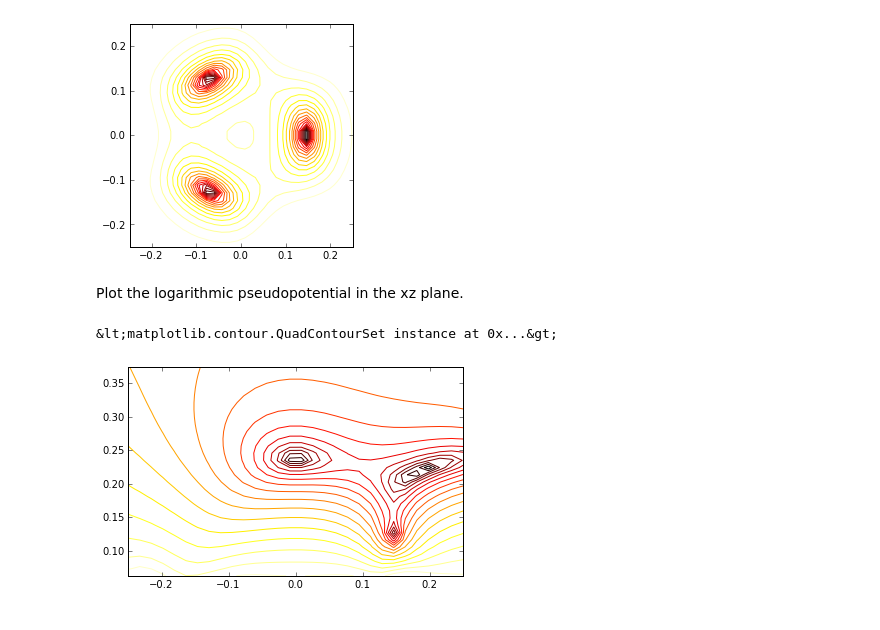
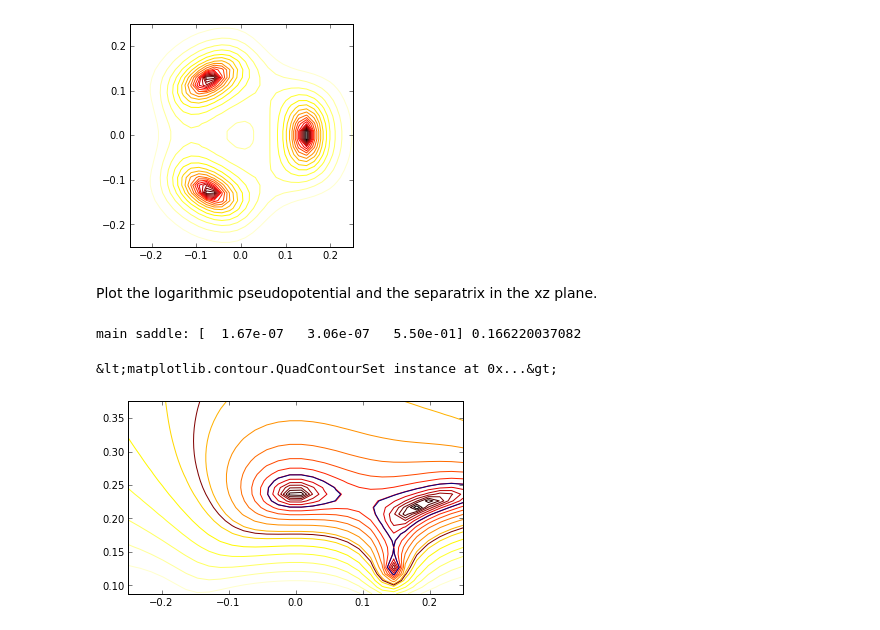
Before and after one commit to nist-ionstorage/electrode, a Jupyter notebook: notebooks/threefold.ipynb, the cells around one changed output. Saved outputs shown, nothing was run; the diff lists cells and outputs as text; code cells hidden in the pictures.

```diff
--- a/notebooks/threefold.ipynb
+++ b/notebooks/threefold.ipynb
@@ -11,13 +11,13 @@ def threefold(n, h, d, H, nmax=1, points=True):    """returns a System instance
 # %% [markdown]
 Create and optmimize the system:
 # %%
-n=12h=1/8.d=1/4.H=25/8.x0 = array([d/3**.5, 0, h])s, c = threefold(n, h, d, H, nmax=1, points=True)
+points=Falsen=50h=1/8.d=1/4.H=25/8.if True:    # take a simpler, approximate problem    n=12    points=Trues, c = threefold(n, h, d, H, nmax=1, points=points)
 # %% [output]
 variables: 469inequalities 938equalities 23     pcost       dcost       gap    pres   dres   k/t 0:  1.5111e-01 -4.9189e+02  5e+02  3e-13  3e-15  1e+00 1:  1.2944e-01 -4.7416e+01  5e+01  3e-14  4e-15  ...
 # %% [markdown]
 Analysis of the result:
 # %%
-# optimal strength of the constraintsprint "c*h**2*c:", h**2# rf field should vanishprint "rf'/c:", s.electrode("rf").potential(x0, 1)[0][:, 0]/c# rf curvature should be (2, 1, 1)/2**(1/3)print "rf''/c:", s.electrode("rf").potential(x0, 2)[0][(0, 1, 2), (0, 1, 2), 0]/c
+x0 = array([d/3**.5, 0, h])# optimal strength of the constraintsprint "c*h**2*c:", h**2# rf field should vanishprint "rf'/c:", s.electrode("rf").potential(x0, 1)[0][:, 0]/c# rf curvature should be (2, 1, 1)/2**(1/3)print "rf''/c:", s.electrode("rf").potential(x0, 2)[0][(0, 1, 2), (0, 1, 2), 0]/c
 # %% [output]
 c*h**2*c: 0.015625rf&apos;/c: [  5.77e-17  -9.10e-16  -5.87e-15]rf&apos;&apos;/c: [-1.59  0.79  0.79]
 # %% [markdown]
@@ -40,9 +40,10 @@ n = 30xyz = mgrid[-d:d:1j*n, -d:d:1j*n, h:h+1]xyzt = xyz.transpose((1, 2, 3, 0))
 &lt;matplotlib.contour.QuadContourSet instance at 0x...&gt;
 [figure]
 # %% [markdown]
-Plot the logarithmic pseudopotential in the xz plane.
+Plot the logarithmic pseudopotential and the separatrix in the xz plane.
 # %%
-n = 30xyz = mgrid[-d:d:1j*n, 0:1, .5*h:3*h:1j*n]xyzt = xyz.transpose((1, 2, 3, 0)).reshape((-1, 3))fig = plt.figure()ax = fig.add_subplot(1, 1, 1, aspect="equal")ax.contour(xyz[0].reshape((n,n)), xyz[2].reshape((n,n)),           log(s.potential(xyzt)).reshape((n,n)),           20, cmap=plt.cm.hot)
+xs1, ps1 = s.saddle(x0+1e-2)xs0, ps0 = s.saddle([0, 0, .8])print "main saddle:", xs0, ps0n = 30xyz = mgrid[-d:d:1j*n, 0:1, .7*h:3*h:1j*n]xyzt = xyz.transpose((1, 2, 3, 0)).reshape((-1, 3))p = s.potential(xyzt)fig = plt.figure()ax = fig.add_subplot(1, 1, 1, aspect="equal")ax.contour(xyz[0].reshape((n,n)), xyz[2].reshape((n,n)),           log(p).reshape((n,n)),           20, cmap=plt.cm.hot)ax.contour(xyz[0].reshape((n,n)), xyz[2].reshape((n,n)),           log(p).reshape((n,n)),           [log(ps0), log(ps1)], color="black")
 # %% [output]
-&lt;matplotlib.contour.QuadContourSet instance at 0x...&gt;
+main saddle: [  1.67e-07   3.06e-07   5.50e-01] 0.166220037082
+&lt;matplotlib.contour.QuadContourSet instance at 0x...&gt;
-[figure, old version]
+[figure, new version]
```
Also changed, not shown: parts of 1 cell of this notebook, 4 other files.
